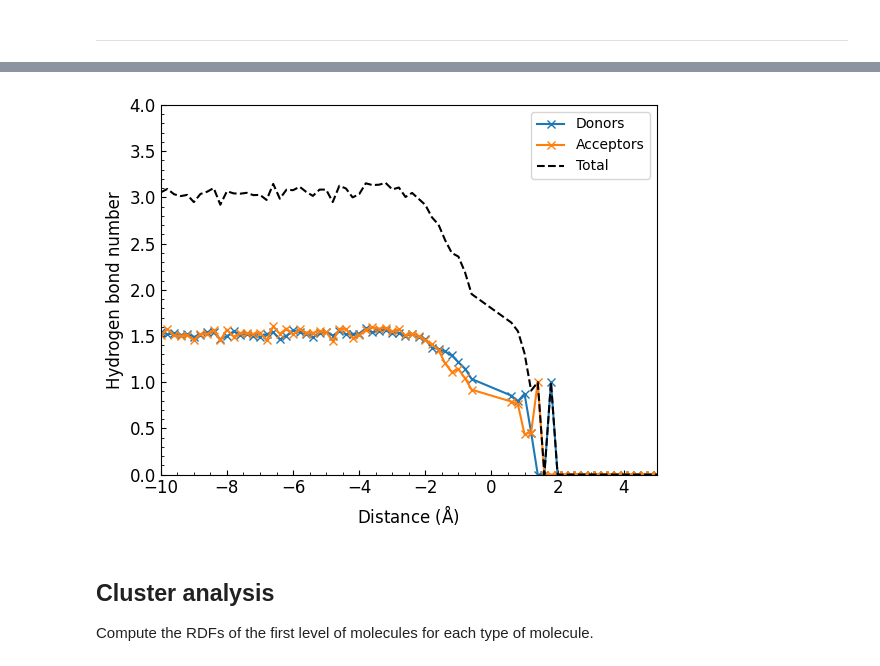
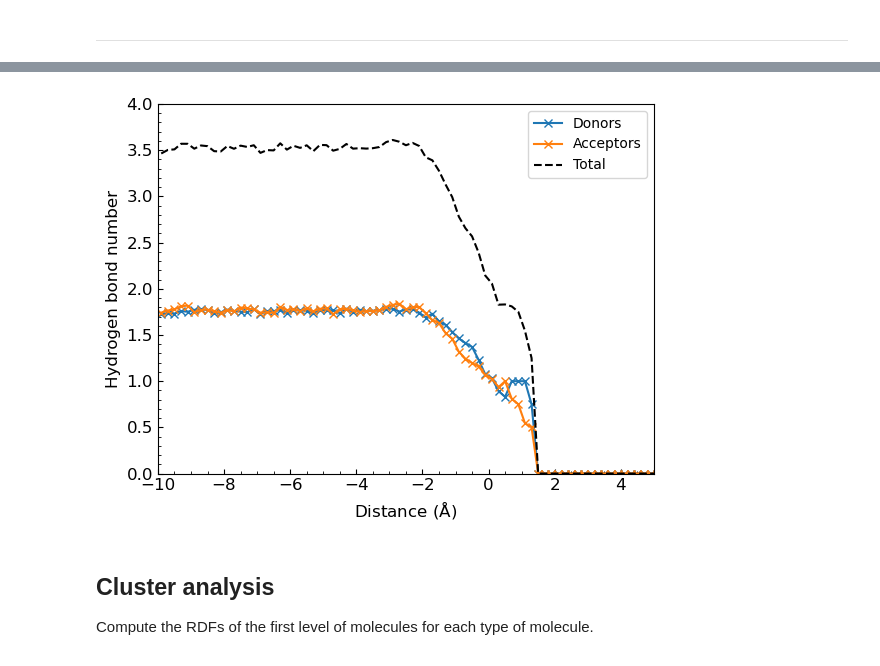
Before and after one commit to water-ice-group/on_a_WIM, a Jupyter notebook: development.ipynb, the cells around one changed output, grey strips where cells are left out. Cells and saved outputs as stored; diff of their text form; code cells hidden in the pictures.

Commit message:
Update on hbond counting (ice).

```diff
--- a/development.ipynb
+++ b/development.ipynb
@@ -554,34 +575,33 @@ Done.
 # %%
-donor_dat = np.loadtxt('./outputs/hbond_don.dat')
+donor_dat = np.loadtxt('./outputs/donor.dat')
 don_x = donor_dat[:,0]
 don_y = donor_dat[:,1]
-accept_dat = np.loadtxt('./outputs/hbond_acc.dat')
+accept_dat = np.loadtxt('./outputs/acceptor.dat')
 acc_x = accept_dat[:,0]
 acc_y = accept_dat[:,1]
-tot_dat = np.loadtxt('./outputs/hbond_tot.dat')
-tot_x = tot_dat[:,0]
-tot_y = tot_dat[:,1]
+tot_x = don_x
+tot_y = [don_y[i]+acc_y[i] for i in range(len(don_y))]
 
 fig,ax=plt.subplots()
 ax.plot(don_x,don_y,'-x',label='Donors')
 ax.plot(acc_x,acc_y,'-x',label='Acceptors')
 ax.plot(tot_x,tot_y,'--',color='black',label='Total')
 
 ax.set_xlim(-10,5)
 ax.set_ylim(0,4)
 #ax.set_xticks(np.arange(-10,11,2.5))
 ax.set_xlabel('Distance ($\mathrm{\AA}$)',size=12)
 ax.set_ylabel('Hydrogen bond number',size=12)
 ax.tick_params(axis="x",which='both',direction="in",labelsize=12)
 ax.tick_params(axis="y",which='both',direction="in",labelsize=12)
 ax.xaxis.set_minor_locator(AutoMinorLocator())
 ax.yaxis.set_minor_locator(AutoMinorLocator())
 ax.legend()
 
 plt.savefig('./outputs/figures/hbond_profile.pdf',dpi=400,bbox_inches='tight',facecolor=fig.get_facecolor(), edgecolor='none')
 plt.show()
 # %% [output]
-[figure, old version]
+[figure, new version]
 # %% [markdown]
 ## Cluster analysis
 
```
Also changed, not shown: parts of 1 cell of this notebook, 5 other files.
